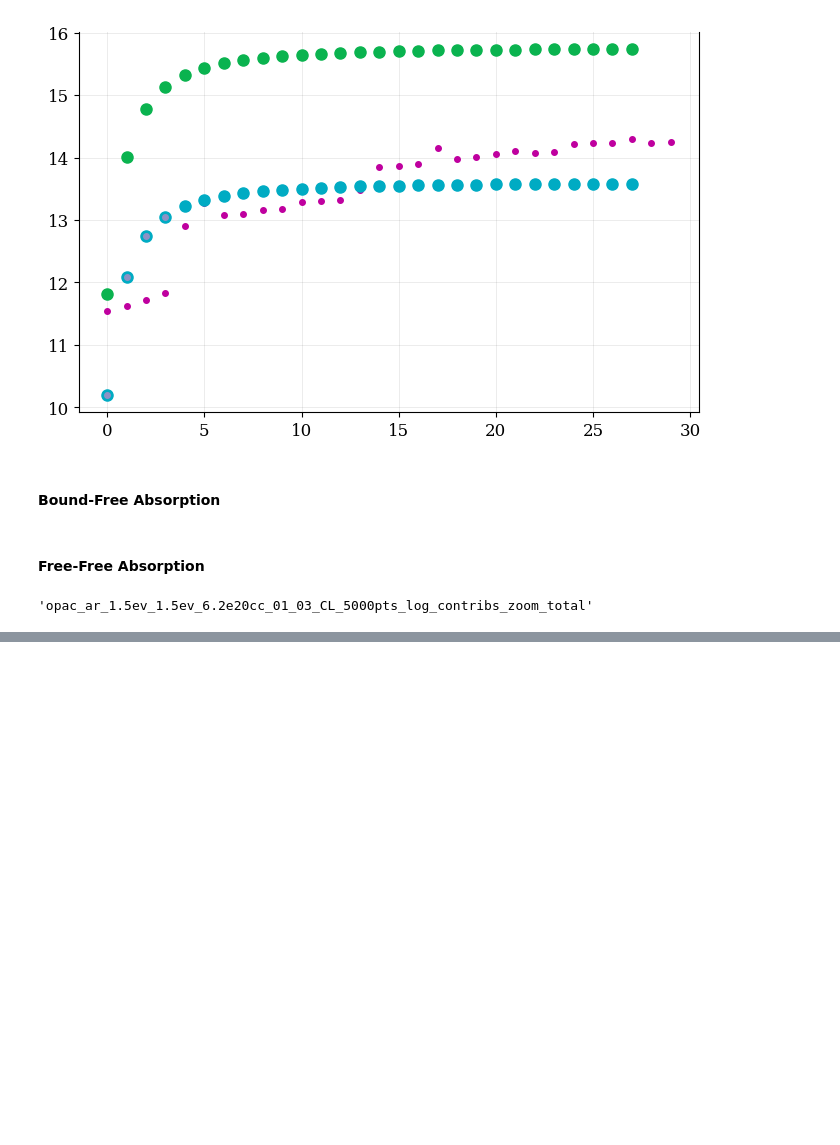
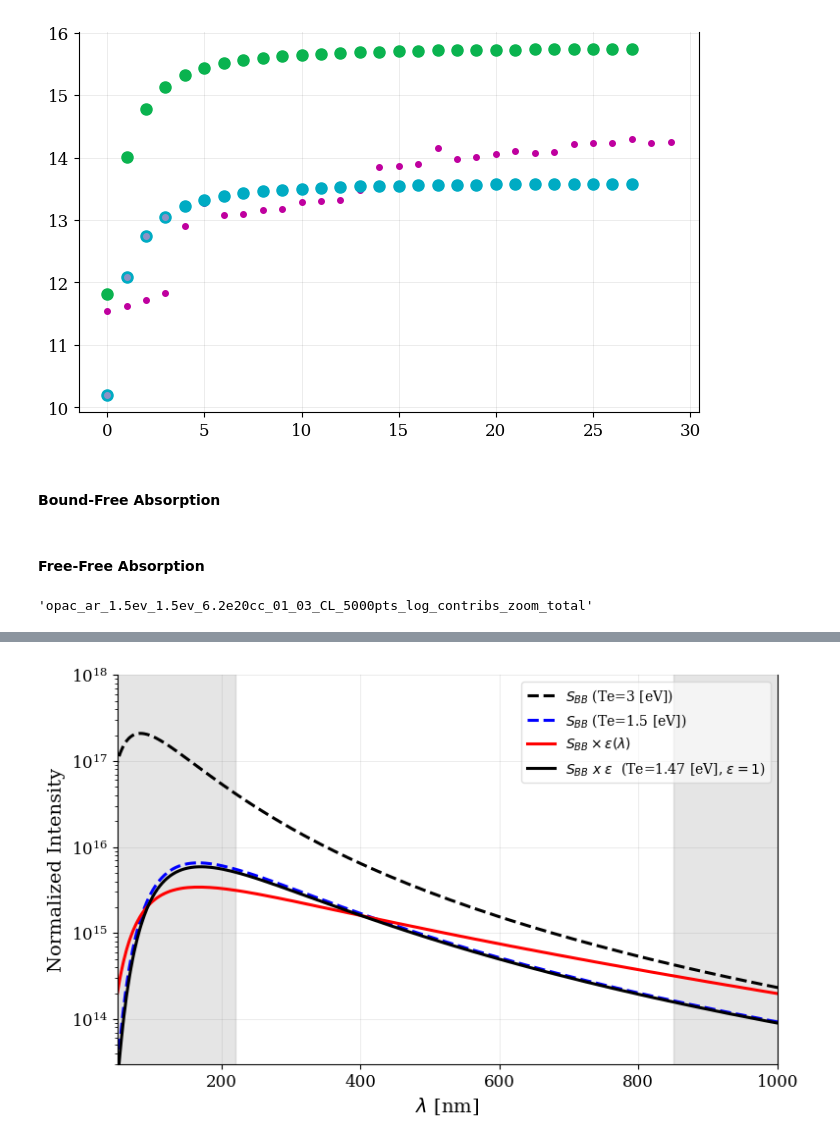
Before and after one commit to MurilloGroupMSU/Two-Temperature-Model, a Jupyter notebook: jupyter/Plasma_Information/Opacity.ipynb, the cells around one changed output, grey strips where cells are left out. Drawn from its saved outputs; the diff is of its cells as text; code cells hidden in the pictures; blank space fills up the shorter version.

```diff
--- a/jupyter/Plasma_Information/Opacity.ipynb
+++ b/jupyter/Plasma_Information/Opacity.ipynb
@@ -240,0 +340,38 @@ plt.savefig("../../media/" + Ar_type_dir + "_combined.png", dpi=200)
+# %%
+from scipy.interpolate import interp1d
+
+Te_eV = 3
+def get_κff_absorption(Eγ_eV, Zbar, Te_eV):
+    ω_invs = Eγ_eV*eV_to_J/hbar
+    κ_invm = SMT.photon_absorption_coefficient(ω_invs, mi_kg, Zbar*nn_invm3, Zbar*nn_invm3, Ti_K, Te_K)
+    return κ_invm
+
+fig, ax = plt.subplots()
+
+ε_interp = 1-np.exp(-50e-6*get_κff_absorption(Eγ_eV_array, 0.2, Te_eV))
+
+normalized_Source_function_λ = lambda Te_eV: SMT.photon_wavelength_density(Eγ_to_λ_nm(Eγ_eV_array)*1e-9, Te_eV*eV_to_K)#/np.max( SMT.photon_wavelength_density(Eγ_to_λ_nm(Eγ_eV_array)*1e-9, Te_eV*eV_to_K))
+ax.plot(Eγ_to_λ_nm(Eγ_eV_array), normalized_Source_function_λ(Te_eV), 'k--', label=f"$S_{{BB}}$ (Te={Te_eV} [eV])")
+ax.plot(Eγ_to_λ_nm(Eγ_eV_array), normalized_Source_function_λ(1.5), 'b--', label=f"$S_{{BB}}$ (Te={1.5} [eV])")
+ax.plot(Eγ_to_λ_nm(Eγ_eV_array), normalized_Source_function_λ(Te_eV)*ε_interp,'r-', label=r"$S_{BB} \times \epsilon(\lambda)$")
+
+Te_peak_new = 2.897771955e-3/(170*1e-9)*K_to_eV
+fake_ε = 1
+normalized_Source_function_λ = lambda Te_eV: fake_ε*SMT.photon_wavelength_density(Eγ_to_λ_nm(Eγ_eV_array)*1e-9, Te_eV*eV_to_K)#/np.max( SMT.photon_wavelength_density(Eγ_to_λ_nm(Eγ_eV_array)*1e-9, Te_eV*eV_to_K))
+ax.plot(Eγ_to_λ_nm(Eγ_eV_array), normalized_Source_function_λ(Te_peak_new), 'k-', label=f"$ S_{{BB}}\ x\ \epsilon$  (Te={Te_peak_new:0.2f} [eV], $\epsilon={fake_ε}$)")
+
+ax.set_ylim(3e13,1e18)
+ax.set_yscale('log')
+# ax.set_xscale('log')
+ax.set_xlim(50, 1000)
+ax.fill_betweenx(np.linspace(0,1e20, num=2), 850, 2000, color='k', alpha=0.1)
+ax.fill_betweenx(np.linspace(0,1e20,num=2), 0, 220, color='k', alpha=0.1)
+
+
+ax.set_ylabel(r"Normalized Intensity")
+ax.set_xlabel(r"$\lambda$ [nm]")
+ax.legend()
+plt.tight_layout()
+plt.savefig("../../media/Rough_uniform-plasma_Intensity.png", dpi=200)
+# %% [output]
+[figure, added]
```
Also changed, not shown: parts of 7 cells of this notebook, 5 other files.
